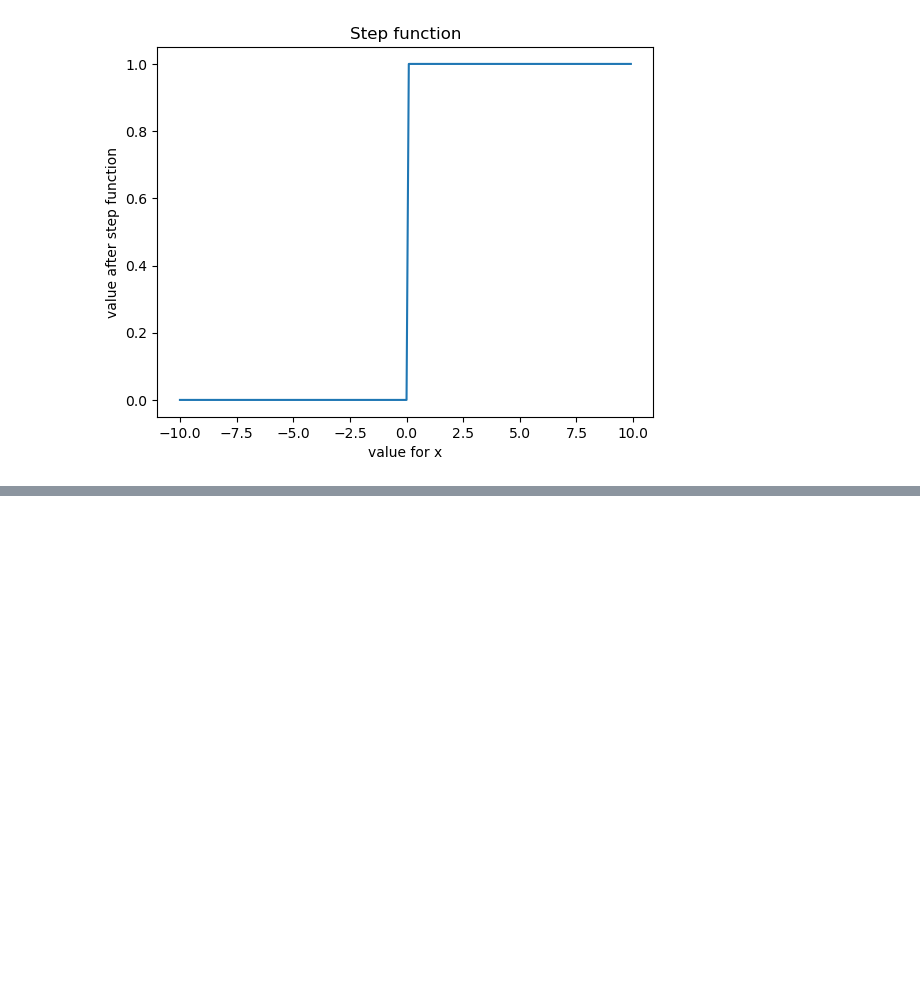
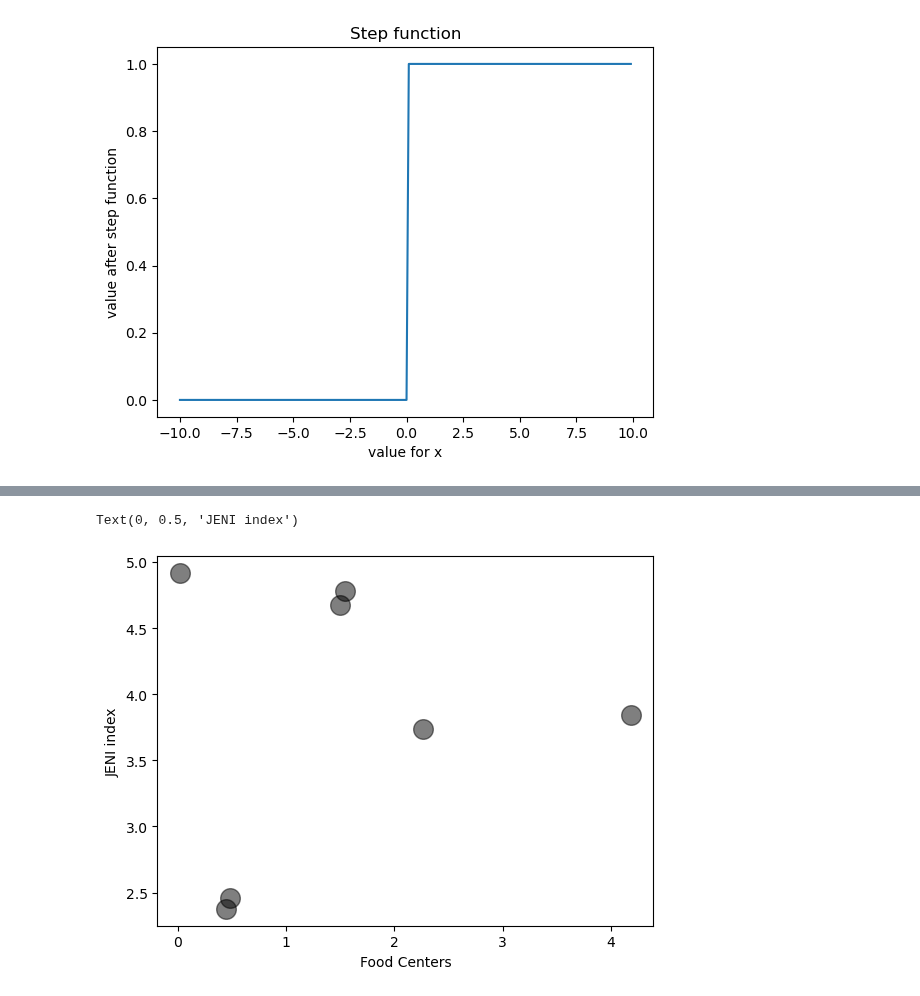
Before and after one commit to aeaiu/usable_ai_project, a Jupyter notebook: Notebooks/10_ml_cluster.ipynb, the cells around one changed output, grey strips where cells are left out. Saved outputs shown, nothing was run; the diff lists cells and outputs as text; code cells hidden in the pictures; blank space fills up the shorter version.

Commit message:
cluster iterations

```diff
--- a/Notebooks/10_ml_cluster.ipynb
+++ b/Notebooks/10_ml_cluster.ipynb
@@ -155,0 +168,11 @@ plt.scatter(centers[:, 0], centers[:, 1], c='black', s=200, alpha=0.5);
+# %%
+
+# Plot the result
+#plt.scatter(X_train.loc[:, 'zipcodefmt'], X_train.loc[:, 'park_distance_bins'], c=y_km, s=50)
+centers = km.cluster_centers_
+plt.scatter(centers[:, 3], centers[:, 2], c='black', s=200, alpha=0.5);
+plt.xlabel('Food Centers')
+plt.ylabel('JENI index')
+# %% [output]
+Text(0, 0.5, 'JENI index')
+[figure, added]
```
Also changed, not shown: parts of 8 cells of this notebook.
